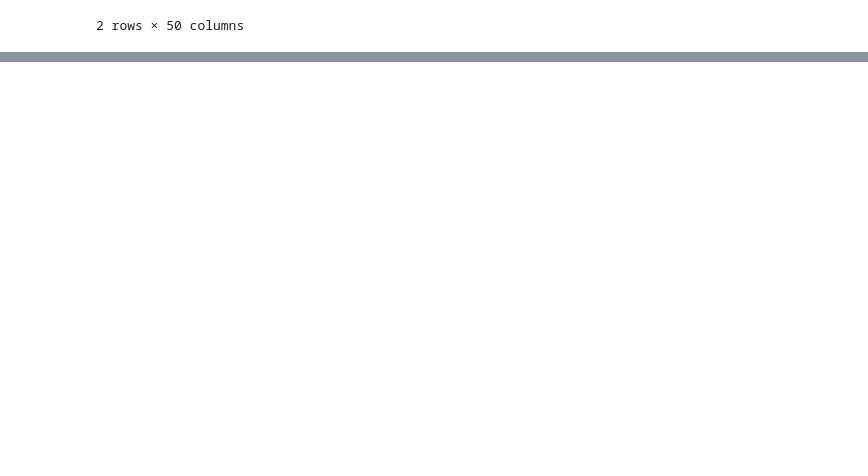
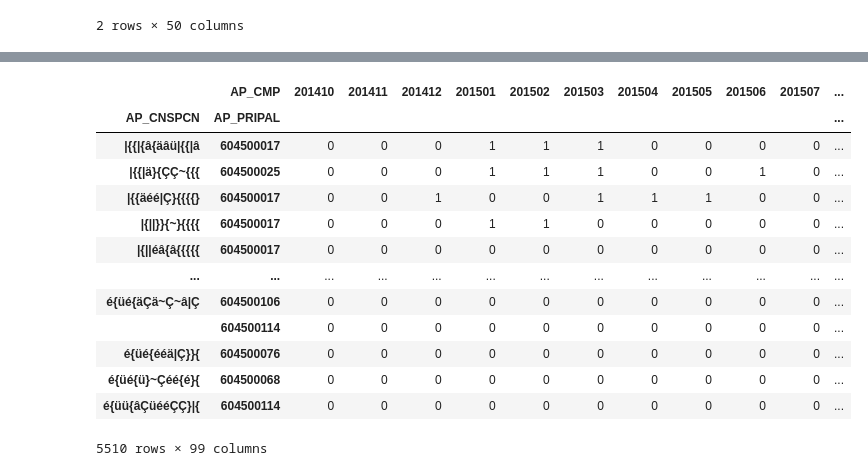
Before and after one commit to TiamatCod3/tcc-canabidiol, a Jupyter notebook: Notebooks/Tratamento_dos_Dados.ipynb, the cells around one changed output, grey strips where cells are left out. Saved outputs shown, nothing was run; the diff lists cells and outputs as text; code cells hidden in the pictures; blank space fills up the shorter version.

```diff
--- a/Notebooks/Tratamento_dos_Dados.ipynb
+++ b/Notebooks/Tratamento_dos_Dados.ipynb
@@ -106,0 +198,19 @@ sexooo.groupby('AP_SEXO').count()
+# %%
+table = pd.pivot_table(rj_epilepsia_total, values='AP_SEXO', index=['AP_CNSPCN', 'AP_PRIPAL'],
+                       columns=['AP_CMP'], aggfunc='count', fill_value=0)
+table
+# %% [output]
+|  | AP_CMP | 201410 | 201411 | 201412 | 201501 | 201502 | 201503 | 201504 | 201505 | 201506 | 201507 | ... |
+| AP_CNSPCN | AP_PRIPAL |  |  |  |  |  |  |  |  |  |  | ... |
+| |{{|{â{äâü|{{|â | 604500017 | 0 | 0 | 0 | 1 | 1 | 1 | 0 | 0 | 0 | 0 | ... |
+| |{{|ä}{ÇÇ~{{{ | 604500025 | 0 | 0 | 0 | 1 | 1 | 1 | 0 | 0 | 1 | 0 | ... |
+| |{{äéé|Ç}{{{{} | 604500017 | 0 | 0 | 1 | 0 | 0 | 1 | 1 | 1 | 0 | 0 | ... |
+| |{||}}{~}{{{{ | 604500017 | 0 | 0 | 0 | 1 | 1 | 0 | 0 | 0 | 0 | 0 | ... |
+| |{||éâ{â{{{{{ | 604500017 | 0 | 0 | 0 | 0 | 0 | 0 | 0 | 0 | 0 | 0 | ... |
+| ... | ... | ... | ... | ... | ... | ... | ... | ... | ... | ... | ... | ... |
+| é{üé{äÇä~Ç~â|Ç | 604500106 | 0 | 0 | 0 | 0 | 0 | 0 | 0 | 0 | 0 | 0 | ... |
+|  | 604500114 | 0 | 0 | 0 | 0 | 0 | 0 | 0 | 0 | 0 | 0 | ... |
+| é{üé{ééä|Ç}}{ | 604500076 | 0 | 0 | 0 | 0 | 0 | 0 | 0 | 0 | 0 | 0 | ... |
+| é{üé{ü}~Çéé{é}{ | 604500068 | 0 | 0 | 0 | 0 | 0 | 0 | 0 | 0 | 0 | 0 | ... |
+| é{üü{âÇüééÇÇ}|{ | 604500114 | 0 | 0 | 0 | 0 | 0 | 0 | 0 | 0 | 0 | 0 | ... |
+5510 rows × 99 columns
```
Also changed, not shown: parts of 18 cells of this notebook, 3 other files.
